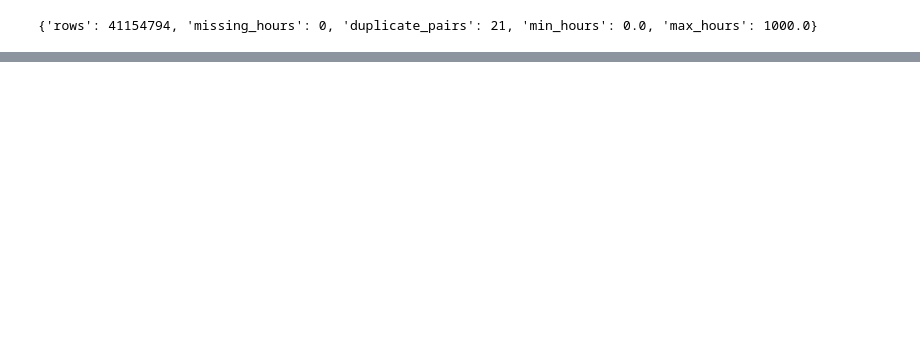
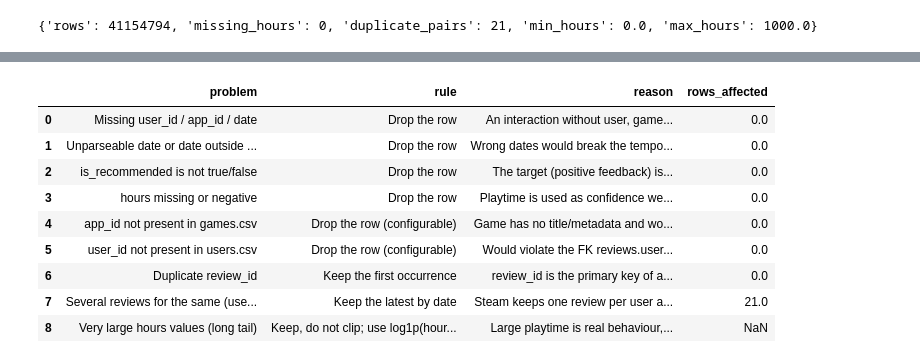
Before and after one commit to BexeitAlua/AI_programming_final_project, a Jupyter notebook: notebooks/experiment.ipynb, the cells around one changed output, grey strips where cells are left out. Saved outputs shown, nothing was run; the diff lists cells and outputs as text; code cells hidden in the pictures; blank space fills up the shorter version.

```diff
--- a/notebooks/experiment.ipynb
+++ b/notebooks/experiment.ipynb
@@ -55,0 +275,13 @@ parse_dates=["date"], chunksize=500_000)):
+# %%
+pd.read_csv(RESULTS_DIR / "cleaning_rules.csv")
+# %% [output]
+|  | problem | rule | reason | rows_affected |
+| 0 | Missing user_id / app_id / date | Drop the row | An interaction without user, game... | 0.0 |
+| 1 | Unparseable date or date outside ... | Drop the row | Wrong dates would break the tempo... | 0.0 |
+| 2 | is_recommended is not true/false | Drop the row | The target (positive feedback) is... | 0.0 |
+| 3 | hours missing or negative | Drop the row | Playtime is used as confidence we... | 0.0 |
+| 4 | app_id not present in games.csv | Drop the row (configurable) | Game has no title/metadata and wo... | 0.0 |
+| 5 | user_id not present in users.csv | Drop the row (configurable) | Would violate the FK reviews.user... | 0.0 |
+| 6 | Duplicate review_id | Keep the first occurrence | review_id is the primary key of a... | 0.0 |
+| 7 | Several reviews for the same (use... | Keep the latest by date | Steam keeps one review per user a... | 21.0 |
+| 8 | Very large hours values (long tail) | Keep, do not clip; use log1p(hour... | Large playtime is real behaviour,... | NaN |
```
Also changed, not shown: parts of 17 cells of this notebook, 10 other files.
